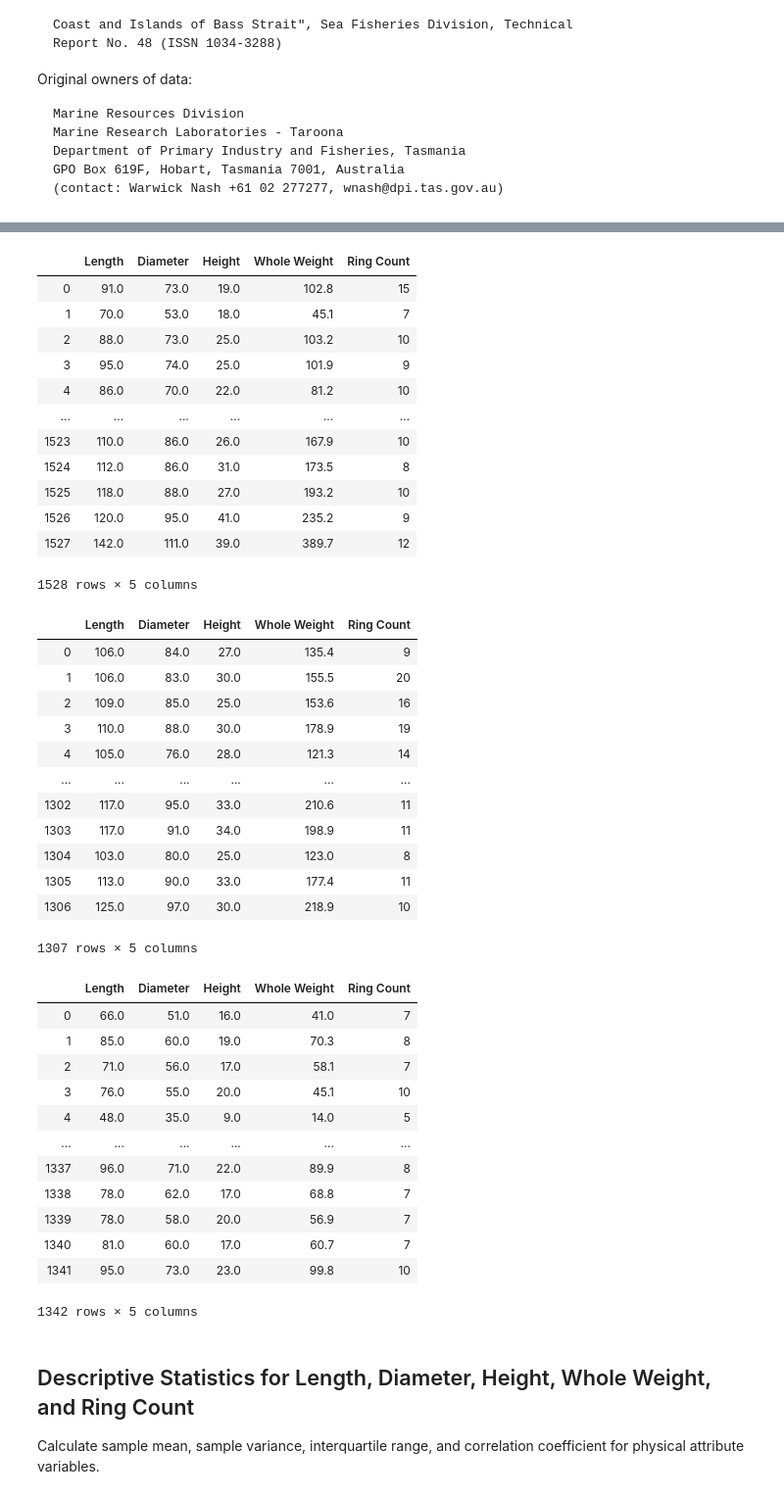
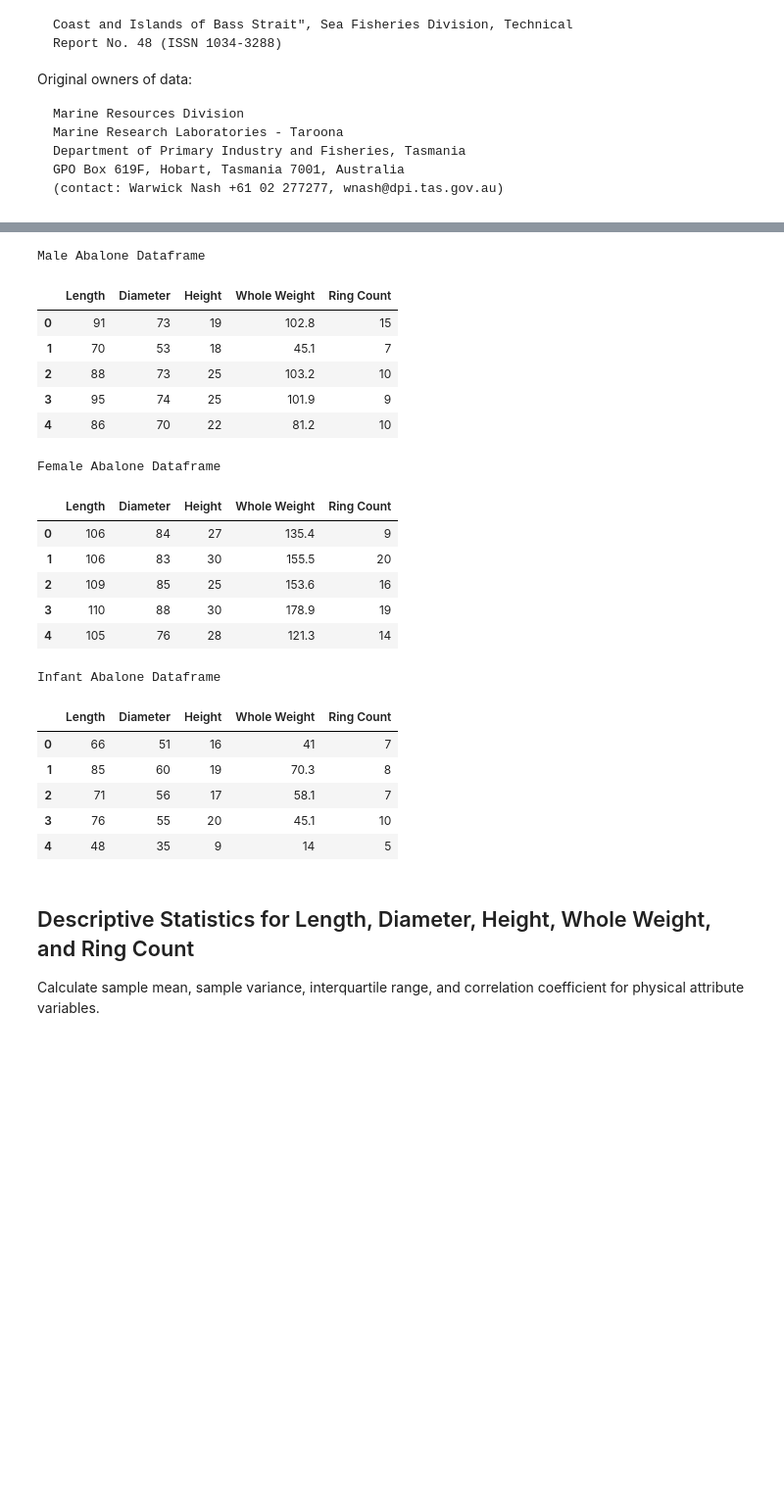
Before and after one commit to thokieu/Abalone-Regression, a Jupyter notebook: Workbook.ipynb, the cells around one changed output, grey strips where cells are left out. Shown at 98% size. Cells and saved outputs as stored; diff of their text form; code cells hidden in the pictures; blank space fills up the shorter version.

```diff
--- a/Workbook.ipynb
+++ b/Workbook.ipynb
@@ -60,72 +59,54 @@ Aba_data = pd.read_csv("abalone.data", names = ['Sex', 'Length', 'Diameter', 'He
 Aba_data_male = Aba_data.loc[Aba_data['Sex'] == 'M']
 Aba_data_female = Aba_data.loc[Aba_data['Sex'] == 'F']
 Aba_data_inf = Aba_data.loc[Aba_data['Sex'] == 'I']
 
 # Dropping the "Sex" column within their respective dataframes to reduce redundant information.
 Aba_data_male = Aba_data_male.drop(['Sex'], axis = 1)
 Aba_data_female = Aba_data_female.drop(['Sex'], axis = 1)
 Aba_data_inf = Aba_data_inf.drop(['Sex'], axis = 1)
 
 # Resetting index starting at 0 enumerating until the last data point within respective dataframes making sure to not include the old segmented indices.
 Aba_data_male = Aba_data_male.reset_index(drop = True)
 Aba_data_female = Aba_data_female.reset_index(drop = True)
 Aba_data_inf = Aba_data_inf.reset_index(drop = True)
 
 # Non-destructive measurements are length, height, diameter, and weight. Removing the shucked, viscera, and shell weight data.
 # Keeping the ring count as response variable.
 Aba_data_male = Aba_data_male.drop(['Shucked Weight', 'Viscera Weight', 'Shell Weight'], axis = 1)
 Aba_data_female = Aba_data_female.drop(['Shucked Weight', 'Viscera Weight', 'Shell Weight'], axis = 1)
 Aba_data_inf = Aba_data_inf.drop(['Shucked Weight', 'Viscera Weight', 'Shell Weight'], axis = 1)
 
 pred_col = ['Length', 'Diameter', 'Height', 'Whole Weight']
 
 # Scaling up by 200 to restore the original values.
 for col in pred_col:
     Aba_data_male[col] = Aba_data_male[col] * 200
     Aba_data_female[col] = Aba_data_female[col] * 200
     Aba_data_inf[col] = Aba_data_inf[col] * 200
 
-display(Aba_data_male, Aba_data_female, Aba_data_inf)
+display(Aba_data_male.head().style.set_caption("Male Abalone Dataframe"), Aba_data_female.head().style.set_caption("Female Abalone Dataframe"), Aba_data_inf.head().style.set_caption("Infant Abalone Dataframe"))
 # %% [output]
+Male Abalone Dataframe
 |  | Length | Diameter | Height | Whole Weight | Ring Count |
-| 0 | 91.0 | 73.0 | 19.0 | 102.8 | 15 |
-| 1 | 70.0 | 53.0 | 18.0 | 45.1 | 7 |
-| 2 | 88.0 | 73.0 | 25.0 | 103.2 | 10 |
-| 3 | 95.0 | 74.0 | 25.0 | 101.9 | 9 |
-| 4 | 86.0 | 70.0 | 22.0 | 81.2 | 10 |
-| ... | ... | ... | ... | ... | ... |
-| 1523 | 110.0 | 86.0 | 26.0 | 167.9 | 10 |
-| 1524 | 112.0 | 86.0 | 31.0 | 173.5 | 8 |
-| 1525 | 118.0 | 88.0 | 27.0 | 193.2 | 10 |
-| 1526 | 120.0 | 95.0 | 41.0 | 235.2 | 9 |
-| 1527 | 142.0 | 111.0 | 39.0 | 389.7 | 12 |
+| 0 | 91 | 73 | 19 | 102.8 | 15 |
+| 1 | 70 | 53 | 18 | 45.1 | 7 |
+| 2 | 88 | 73 | 25 | 103.2 | 10 |
+| 3 | 95 | 74 | 25 | 101.9 | 9 |
+| 4 | 86 | 70 | 22 | 81.2 | 10 |
-1528 rows × 5 columns
+Female Abalone Dataframe
 |  | Length | Diameter | Height | Whole Weight | Ring Count |
-| 0 | 106.0 | 84.0 | 27.0 | 135.4 | 9 |
-| 1 | 106.0 | 83.0 | 30.0 | 155.5 | 20 |
-| 2 | 109.0 | 85.0 | 25.0 | 153.6 | 16 |
-| 3 | 110.0 | 88.0 | 30.0 | 178.9 | 19 |
-| 4 | 105.0 | 76.0 | 28.0 | 121.3 | 14 |
-| ... | ... | ... | ... | ... | ... |
-| 1302 | 117.0 | 95.0 | 33.0 | 210.6 | 11 |
-| 1303 | 117.0 | 91.0 | 34.0 | 198.9 | 11 |
-| 1304 | 103.0 | 80.0 | 25.0 | 123.0 | 8 |
-| 1305 | 113.0 | 90.0 | 33.0 | 177.4 | 11 |
-| 1306 | 125.0 | 97.0 | 30.0 | 218.9 | 10 |
+| 0 | 106 | 84 | 27 | 135.4 | 9 |
+| 1 | 106 | 83 | 30 | 155.5 | 20 |
+| 2 | 109 | 85 | 25 | 153.6 | 16 |
+| 3 | 110 | 88 | 30 | 178.9 | 19 |
+| 4 | 105 | 76 | 28 | 121.3 | 14 |
-1307 rows × 5 columns
+Infant Abalone Dataframe
 |  | Length | Diameter | Height | Whole Weight | Ring Count |
-| 0 | 66.0 | 51.0 | 16.0 | 41.0 | 7 |
-| 1 | 85.0 | 60.0 | 19.0 | 70.3 | 8 |
-| 2 | 71.0 | 56.0 | 17.0 | 58.1 | 7 |
-| 3 | 76.0 | 55.0 | 20.0 | 45.1 | 10 |
-| 4 | 48.0 | 35.0 | 9.0 | 14.0 | 5 |
-| ... | ... | ... | ... | ... | ... |
-| 1337 | 96.0 | 71.0 | 22.0 | 89.9 | 8 |
-| 1338 | 78.0 | 62.0 | 17.0 | 68.8 | 7 |
-| 1339 | 78.0 | 58.0 | 20.0 | 56.9 | 7 |
-| 1340 | 81.0 | 60.0 | 17.0 | 60.7 | 7 |
-| 1341 | 95.0 | 73.0 | 23.0 | 99.8 | 10 |
+| 0 | 66 | 51 | 16 | 41 | 7 |
+| 1 | 85 | 60 | 19 | 70.3 | 8 |
+| 2 | 71 | 56 | 17 | 58.1 | 7 |
+| 3 | 76 | 55 | 20 | 45.1 | 10 |
+| 4 | 48 | 35 | 9 | 14 | 5 |
-1342 rows × 5 columns
 # %% [markdown]
 ## Descriptive Statistics for Length, Diameter, Height, Whole Weight, and Ring Count
 
```
Also changed, not shown: parts of 33 cells of this notebook.
